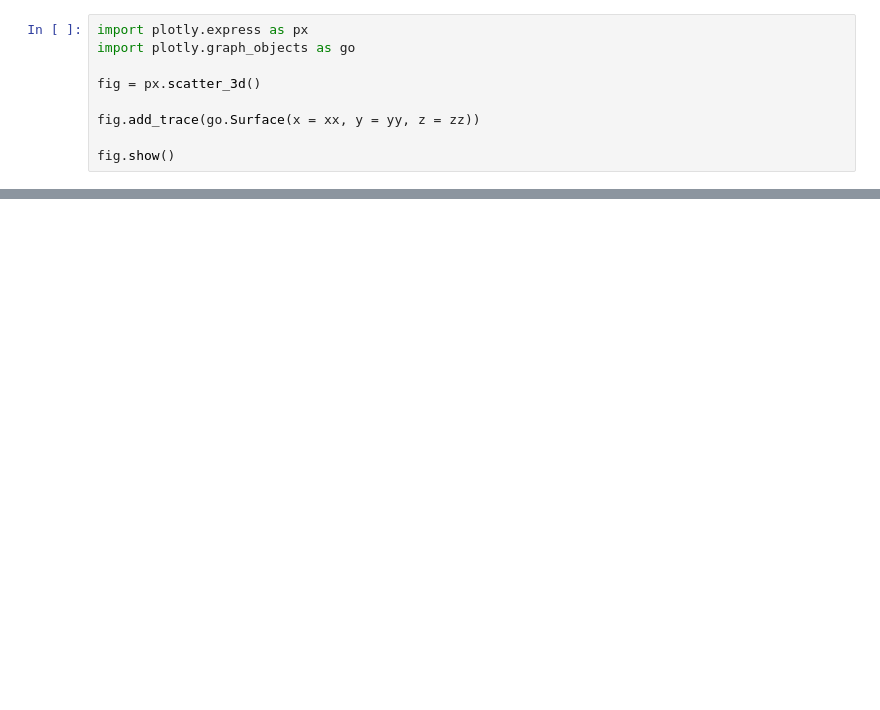
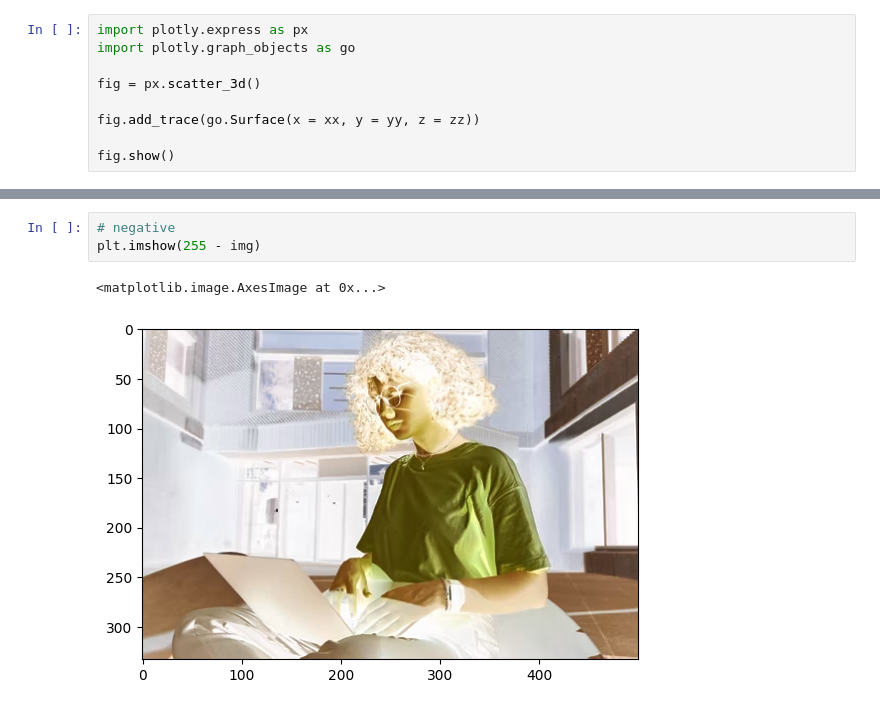
Before and after one commit to tusharviradiya/ai-ml, a Jupyter notebook: NumPy/Interview_questions/interview_questions.ipynb, the cells around one changed output, grey strips where cells are left out. Cells and saved outputs as stored; diff of their text form; blank space fills up the shorter version.

```diff
--- a/NumPy/Interview_questions/interview_questions.ipynb
+++ b/NumPy/Interview_questions/interview_questions.ipynb
@@ -51,0 +134,6 @@ fig.show()
+# %%
+# negative
+plt.imshow(255 - img)
+# %% [output]
+<matplotlib.image.AxesImage at 0x...>
+[figure, added]
```
Also changed, not shown: parts of 19 cells of this notebook, 2 other files.
